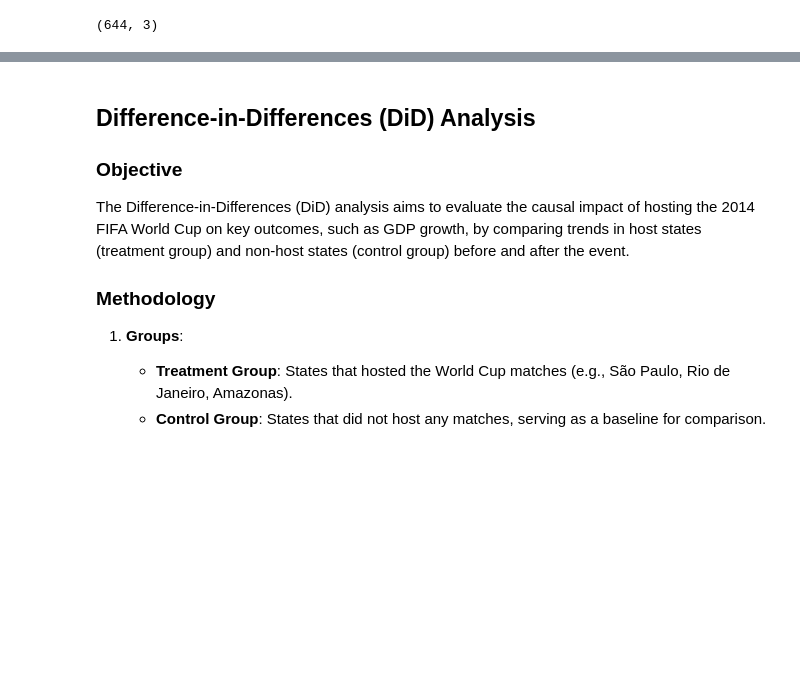
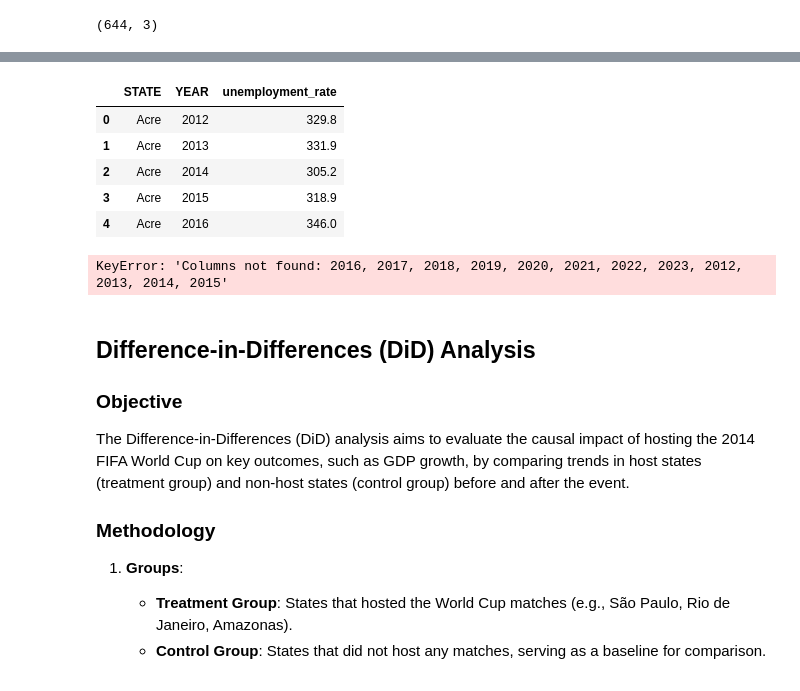
Before and after one commit to david-camper/worldcuphostcities_impact, a Jupyter notebook: analysis.ipynb, the cells around one changed output, grey strips where cells are left out. Cells and saved outputs as stored; diff of their text form; code cells hidden in the pictures; blank space fills up the shorter version.

Commit message:
prepared unemployment level data for analysis

```diff
--- a/analysis.ipynb
+++ b/analysis.ipynb
@@ -239,3 +251,38 @@ emissions_long_df.shape
+# %%
+unemplyment_df = pd.read_csv('/Users/muhammadmuhdhar/Desktop/Repo/WorldCupHostCities_Impact/data/unemployment.csv')
+unemplyment_df['YEAR'] = unemplyment_df['Trimestre (Código)'].astype(str).str[:4]
+unemplyment_df['YEAR'] = unemplyment_df['YEAR'].astype(int)
+unemplyment_df.drop(['Nível Territorial (Código)', 'Nível Territorial','Unidade de Medida (Código)', 'Unidade de Medida',
+                    'Unidade da Federação (Código)', 'Trimestre (Código)', 'Trimestre', 'Variável (Código)', 'Variável'], axis=1, inplace=True)
+
+unemplyment_df.rename(columns = {'Valor': 'unemployment_rate', 'Unidade da Federação': 'STATE'}, inplace=True)
+
+['Acre', 'Alagoas', 'Amazonas', 'Amapá', 'Bahia', 'Ceará',
+       'Distrito Federal', 'Espírito Santo', 'Goiás', 'Maranhão',
+       'Minas Gerais', 'Mato Grosso do Sul', 'Mato Grosso', 'Pará',
+       'Paraíba', 'Pernambuco', 'Piauí', 'Paraná', 'Rio de Janeiro',
+       'Rio Grande do Norte', 'Rio Grande do Sul', 'Rondônia', 'Roraima',
+       'Santa Catarina', 'Sergipe', 'São Paulo', 'Tocantins']
+
+unemplyment_df = unemplyment_df.groupby([ "STATE","YEAR"], as_index=False)["unemployment_rate"].sum()
+
+unemplyment_df.head()
+# %% [output]
+|  | STATE | YEAR | unemployment_rate |
+| 0 | Acre | 2012 | 329.8 |
+| 1 | Acre | 2013 | 331.9 |
+| 2 | Acre | 2014 | 305.2 |
+| 3 | Acre | 2015 | 318.9 |
+| 4 | Acre | 2016 | 346.0 |
+# %%
+years = [2012, 2013, 2014, 2015, 2016, 2017, 2018, 2019,
+         2020, 2021, 2022, 2023]
+
+
+unemplyment_df = unemplyment_df.groupby('Unidade da Federação')[years].sum()
+unemplyment_df.head()
+# %% [output]
+KeyError: 'Columns not found: 2016, 2017, 2018, 2019, 2020, 2021, 2022, 2023, 2012, 2013, 2014, 2015'
 # %% [markdown]
 ## Difference-in-Differences (DiD) Analysis
 
```
Also changed, not shown: parts of 10 cells of this notebook.
